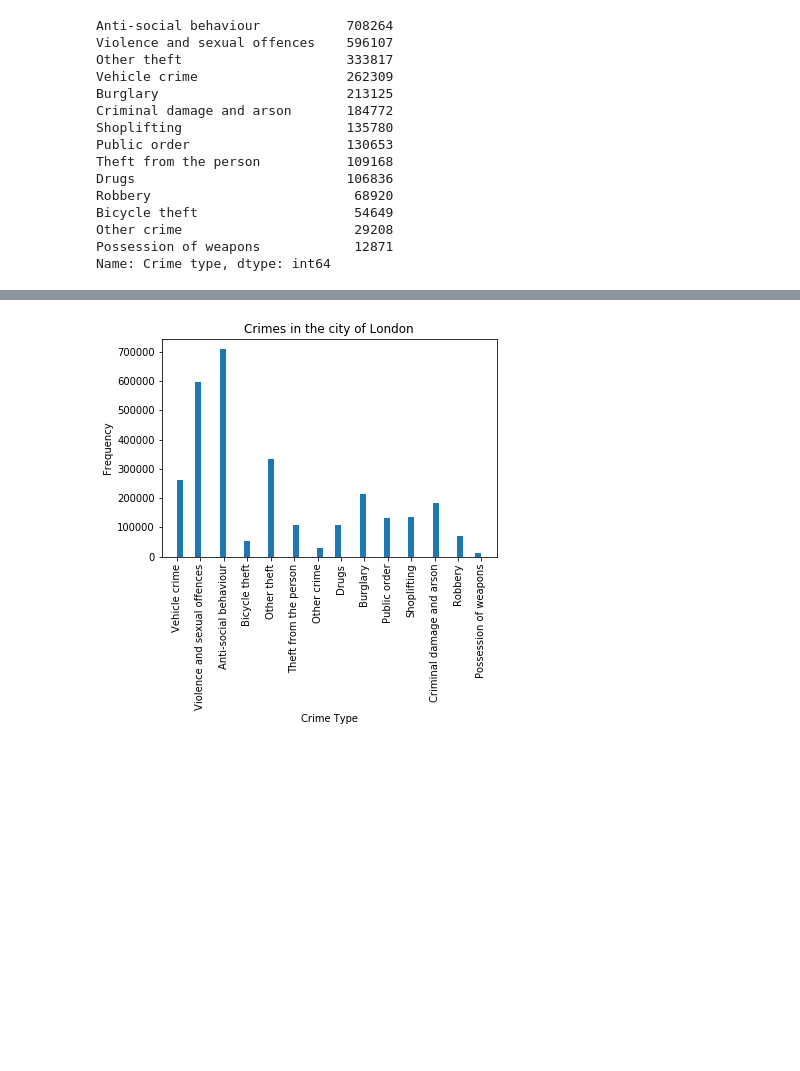
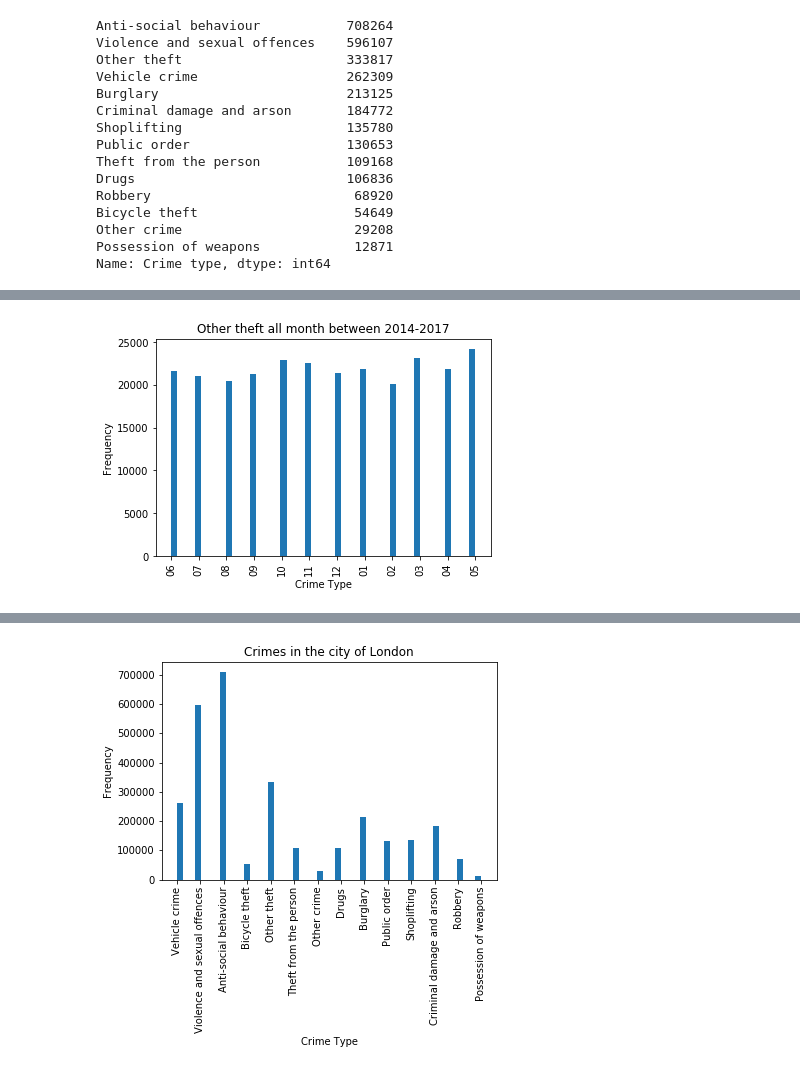
Before and after one commit to ToluAkin/improved-octo-dollop, a Jupyter notebook: capstone.ipynb, the cells around one changed output, grey strips where cells are left out. Cells and saved outputs as stored; diff of their text form; code cells hidden in the pictures; blank space fills up the shorter version.

```diff
--- a/capstone.ipynb
+++ b/capstone.ipynb
@@ -441,0 +476,11 @@ Name: Crime type, dtype: int64
+# %%
+vehicleCrime = street[street['Crime type'] == 'Vehicle crime']
+x = vehicleCrime['Month'].tolist()
+plt.hist(x, bins=50)
+plt.ylabel("Frequency")
+plt.xlabel("Crime Type")
+plt.title("Other theft all month between 2014-2017")
+plt.xticks(rotation='vertical')
+plt.show()
+# %% [output]
+[figure, added]
```
Also changed, not shown: parts of 17 cells of this notebook.
